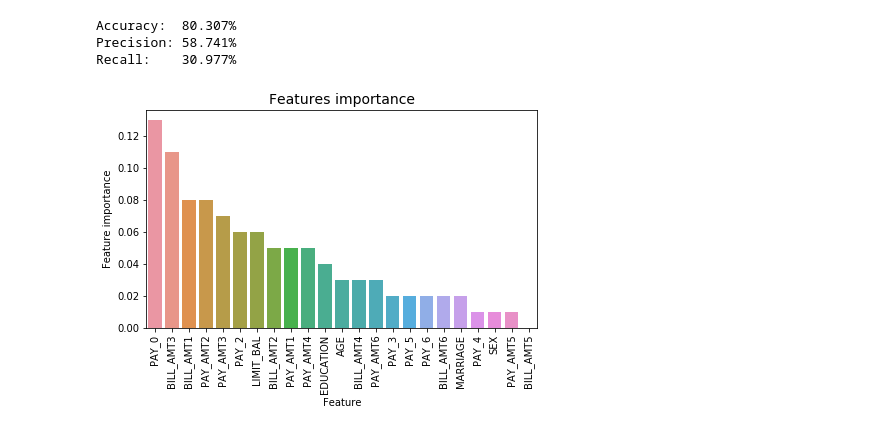
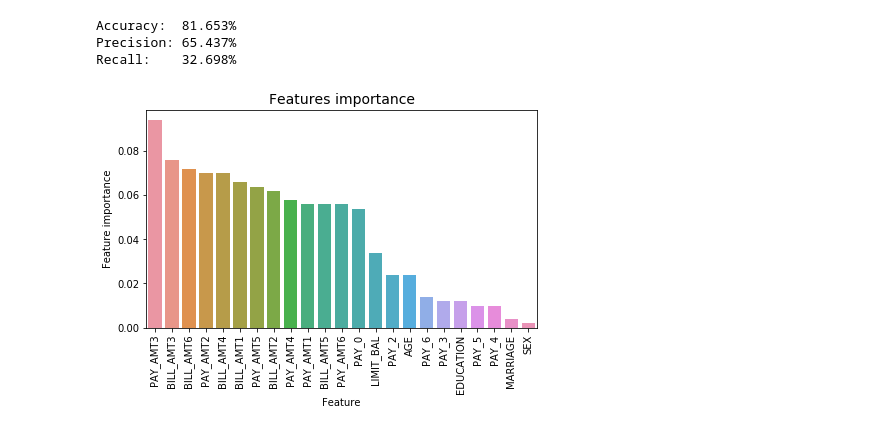
Before and after one commit to r614/credible-clients, a Jupyter notebook: Exploration.ipynb, the cells around one changed output. Drawn from its saved outputs; the diff is of its cells as text; code cells hidden in the pictures.

```diff
--- a/Exploration.ipynb
+++ b/Exploration.ipynb
@@ -111,38 +110,3 @@ plt.show()
-# %%
-import numpy as np
-from sklearn.ensemble import RandomForestClassifier
-
-learn = RandomForestClassifier()
-
-class CreditModelRFC:
-    def __init__(self):
-        """
-        Instantiates the model object, creating class variables if needed.
-        """
-        learn = RandomForestClassifier(n_estimators = 100, random_state=0)
-
-    def fit(self, X_train, y_train):
-        """
-        Fits the model based on the given `X_train` and `y_train`.
-
-        You should somehow manipulate and store this data to your model class
-        so that you can make predictions on new testing data later on.
-        """
-
-        # TODO: Fit your model based on the given X and y.
-
-        learn.fit(X_train, y_train)
-
-    def predict(self, X_test):
-        """
-        Returns `y_hat`, a prediction for a given `X_test` after fitting.
-
-        You should make use of the data that you stored/computed in the
-        fitting phase to make your prediction on this new testing data.
-        """
-
-        # TODO: Predict on `X_test` based on what you learned in the fit phase.
-        return learn.predict(X_test)
 # %%
 model = CreditModelRFC()
 model.fit(X_train, y_train)
@@ -161,32 +125,32 @@ Recall:    30.977%
 # %%
 from sklearn.ensemble import AdaBoostClassifier
 
 modelABC = AdaBoostClassifier(random_state=0, algorithm='SAMME.R',learning_rate=0.8,
-                      n_estimators=100)
+                      n_estimators=500)
 
 modelABC.fit(X_train, y_train)
-y_hat = model.predict(X_test)
+y_hat = modelABC.predict(X_test)
 y_hat = np.rint(np.squeeze(y_hat)).astype(int)
 assert len(y_hat) == len(X_test)
 
 # Print out accuracy/precision/recall scores.
 print("Accuracy:  {:06.3f}%".format(100 * accuracy_score(y_test, y_hat)))
 print("Precision: {:06.3f}%".format(100 * precision_score(y_test, y_hat)))
 print("Recall:    {:06.3f}%".format(100 * recall_score(y_test, y_hat)))
 
 
 tmp = pd.DataFrame({'Feature': predictors, 'Feature importance': modelABC.feature_importances_})
 tmp = tmp.sort_values(by='Feature importance',ascending=False)
 plt.figure(figsize = (7,4))
 plt.title('Features importance',fontsize=14)
 s = sns.barplot(x='Feature',y='Feature importance',data=tmp)
 s.set_xticklabels(s.get_xticklabels(),rotation=90)
 plt.show()
 # %% [output]
-Accuracy:  80.307%
-Precision: 58.741%
-Recall:    30.977%
+Accuracy:  81.653%
+Precision: 65.437%
+Recall:    32.698%
-[figure, old version]
+[figure, new version]
 # %%
 from catboost import CatBoostClassifier
 
```
Also changed, not shown: parts of 8 cells of this notebook.
